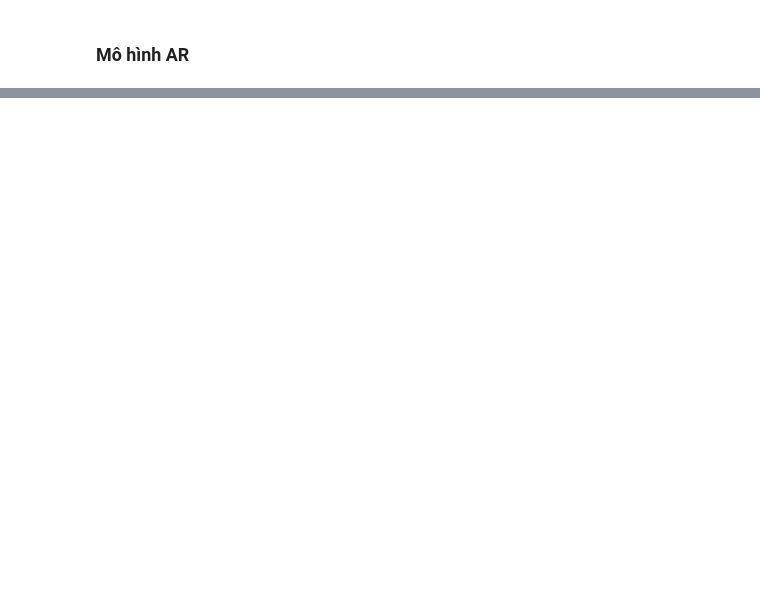
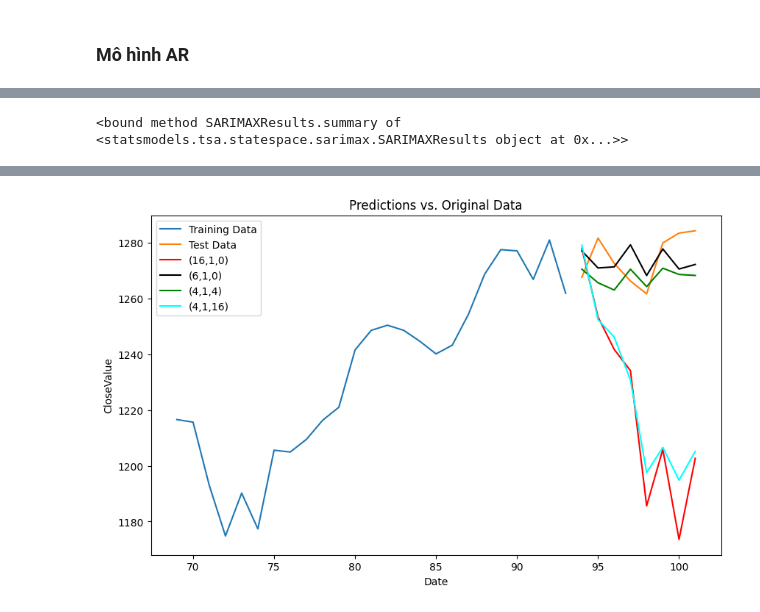
Before and after one commit to thainq1402/H-h-tr-quy-t-nh, a Jupyter notebook: Market trand prediction/EDA_VNINDEX.ipynb, the cells around one changed output, grey strips where cells are left out. Cells and saved outputs as stored; diff of their text form; code cells hidden in the pictures; blank space fills up the shorter version.

Commit message:
ARIMA model

```diff
--- a/Market trand prediction/EDA_VNINDEX.ipynb
+++ b/Market trand prediction/EDA_VNINDEX.ipynb
@@ -726,0 +703,77 @@ plt.show()
+# %%
+import pandas as pd
+import matplotlib.pyplot as plt
+from statsmodels.tsa.arima.model import ARIMA
+from statsmodels.tsa.statespace.sarimax import SARIMAX
+from sklearn.metrics import mean_squared_error
+from sklearn.metrics import mean_squared_error, r2_score
+
+# Fit the ARIMA model on the training set
+model_1 = ARIMA(train, order=(16,1,0))
+model_2 = ARIMA(train, order=(6,1,0))
+model_3 = ARIMA(train, order=(4,1,0))
+model_4 = ARIMA(train, order=(16,1,16))
+
+seasonal_order = (1, 1, 1, 12)
+
+model = SARIMAX(train, order=(1, 1, 1), seasonal_order=seasonal_order)
+fitted_model = model.fit()
+
+# Print the model summary
+print(fitted_model.summary)
+
+
+fitted_model_1 = model_1.fit()
+fitted_model_2 = model_2.fit()
+fitted_model_3 = model_3.fit()
+fitted_model_4 = model_4.fit()
+
+
+
+
+# Print the model summary
+print(fitted_model_1.summary())
+print(fitted_model_2.summary())
+print(fitted_model_3.summary())
+print(fitted_model_4.summary())
+# Forecast values for the test set
+n_forecast = len(test)
+forecast_1 = fitted_model_1.forecast(steps=n_forecast)
+forecast_2 = fitted_model_2.forecast(steps=n_forecast)
+forecast_3 = fitted_model_3.forecast(steps=n_forecast)
+forecast_4 = fitted_model_4.forecast(steps=n_forecast)
+
+
+
+def calculate_metrics(test, forecast):
+    mse = mean_squared_error(test, forecast)
+    r2 = r2_score(test, forecast)
+    mape = np.mean(np.abs((test - forecast) / test)) * 100
+    return mse, r2, mape
+
+mse_1, r2_1, mape_1 = calculate_metrics(test, forecast_1)
+mse_2, r2_2, mape_2 = calculate_metrics(test, forecast_2)
+mse_3, r2_3, mape_3 = calculate_metrics(test, forecast_3)
+mse_4, r2_4, mape_4 = calculate_metrics(test, forecast_4)
+
+# Print the metrics
+print(f"Model (16,1,0) - MSE: {mse_1}, R2: {r2_1}")
+print(f"Model (6,1,0) - MSE: {mse_2}, R2: {r2_2}")
+print(f"Model (4,1,4) - MSE: {mse_3}, R2: {r2_3}")
+print(f"Model (16,1,4) - MSE: {mse_4}, R2: {r2_4}")
+
+# Plot the results
+plt.figure(figsize=(10, 6))
+plt.plot(train.index, train, label='Training Data')
+plt.plot(test.index, test, label='Test Data')
+plt.plot(test.index, forecast_1, color='red', label='(16,1,0)')
+plt.plot(test.index, forecast_2, color='black', label='(6,1,0)')
+plt.plot(test.index, forecast_3, color='green', label='(4,1,4)')
+plt.plot(test.index, forecast_4, color='cyan', label='(4,1,16)')
+plt.title('Predictions vs. Original Data')
+plt.xlabel('Date')
+plt.ylabel('CloseValue')
+plt.legend()
+plt.show()
+# %% [output]
+<bound method SARIMAXResults.summary of <statsmodels.tsa.statespace.sarimax.SARIMAXResults object at 0x...>>
@@ -726,0 +797 @@ plt.show()
+[figure, added]
```
Also changed, not shown: parts of 11 cells of this notebook, 6 other files.
